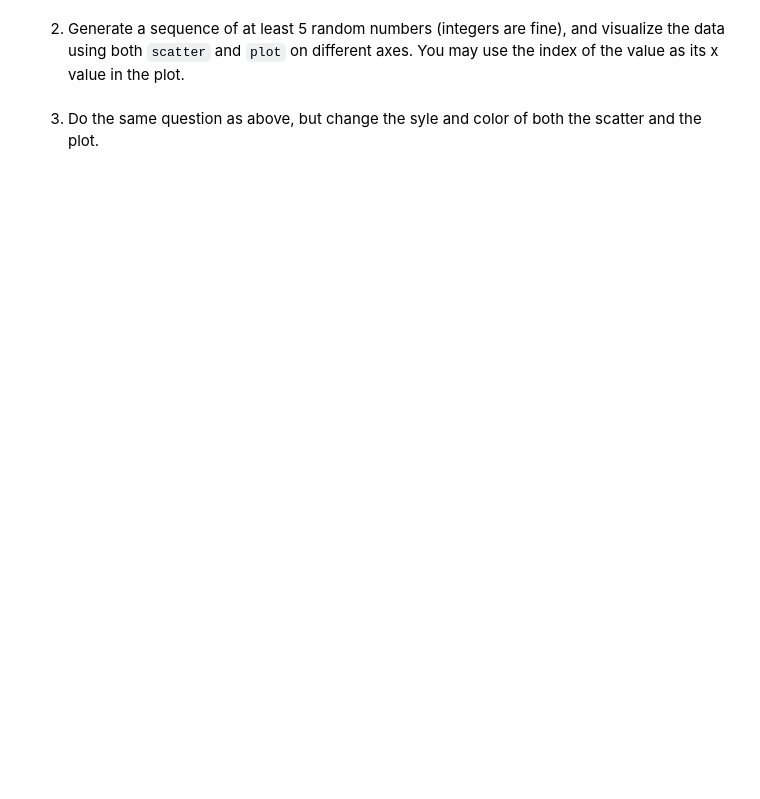
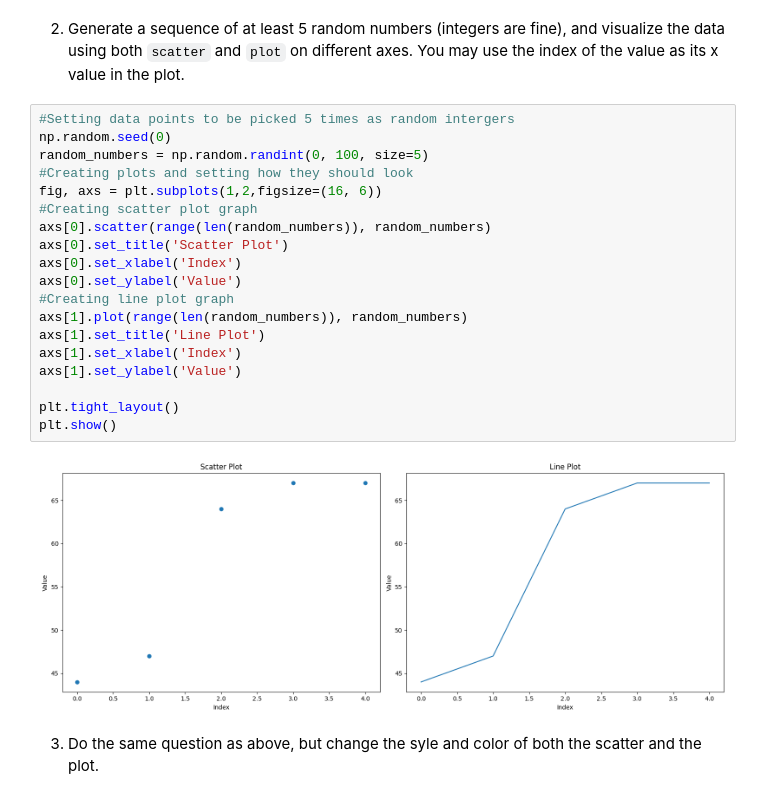
Before and after one commit to Keyoungg2/pyplot, a Jupyter notebook: pyplot.ipynb, the cells around one changed output. Saved outputs shown, nothing was run; the diff lists cells and outputs as text; blank space fills up the shorter version.

```diff
--- a/pyplot.ipynb
+++ b/pyplot.ipynb
@@ -57,4 +58,25 @@ plt.show()
 # %% [markdown]
 2. Generate a sequence of at least 5 random numbers (integers are fine), and visualize the data using both `scatter` and `plot` on different axes.  You may use the index of the value as its x value in the plot.
+# %%
+#Setting data points to be picked 5 times as random intergers
+np.random.seed(0)
+random_numbers = np.random.randint(0, 100, size=5)
+#Creating plots and setting how they should look
+fig, axs = plt.subplots(1,2,figsize=(16, 6))
+#Creating scatter plot graph
+axs[0].scatter(range(len(random_numbers)), random_numbers)
+axs[0].set_title('Scatter Plot')
+axs[0].set_xlabel('Index')
+axs[0].set_ylabel('Value')
+#Creating line plot graph
+axs[1].plot(range(len(random_numbers)), random_numbers)
+axs[1].set_title('Line Plot')
+axs[1].set_xlabel('Index')
+axs[1].set_ylabel('Value')
+
+plt.tight_layout()
+plt.show()
+# %% [output]
+[figure, added]
 # %% [markdown]
 3. Do the same question as above, but change the syle and color of both the scatter and the plot.
```
Also changed, not shown: parts of 4 cells of this notebook.
